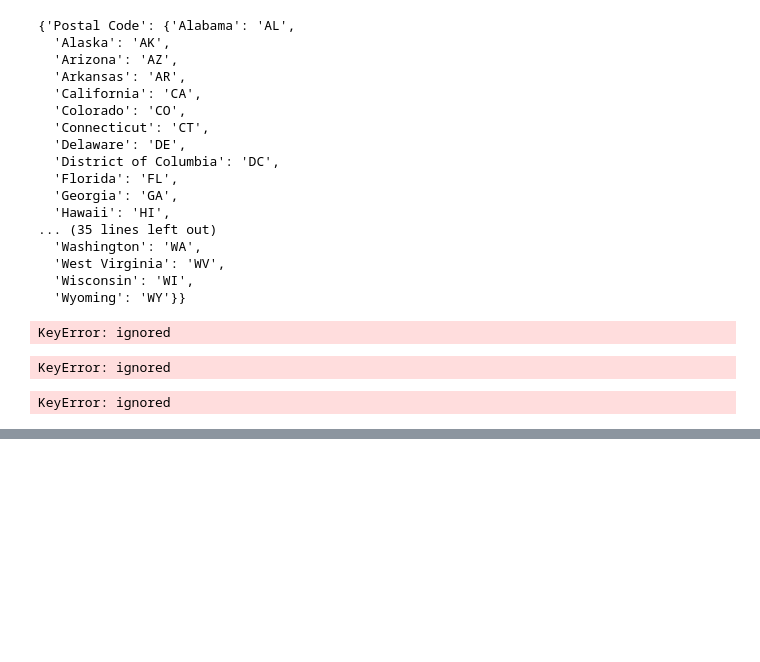
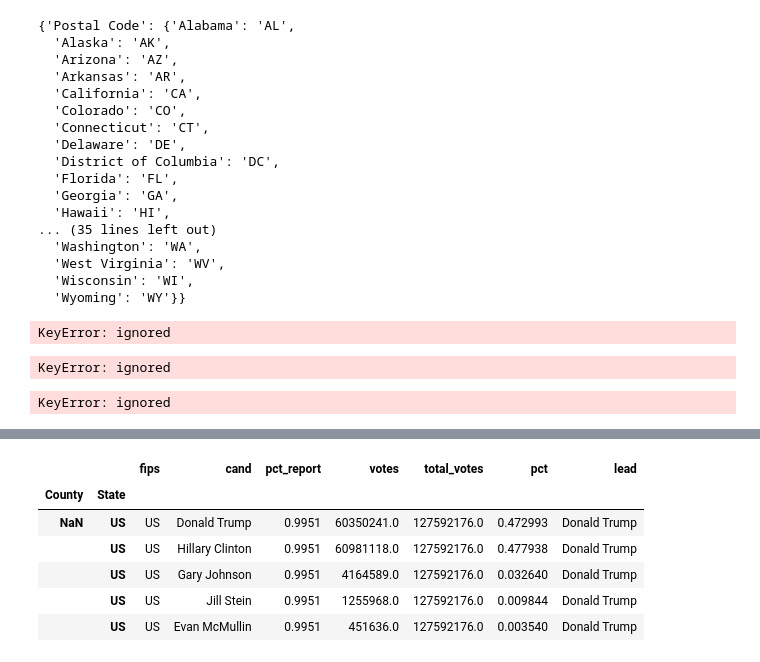
Before and after one commit to polly-culler/UM-Mcs, a Jupyter notebook: Data Analysis/dataAnalysis.ipynb, the cells around one changed output, grey strips where cells are left out. Drawn from its saved outputs; the diff is of its cells as text; code cells hidden in the pictures; blank space fills up the shorter version.

```diff
--- a/Data Analysis/dataAnalysis.ipynb
+++ b/Data Analysis/dataAnalysis.ipynb
@@ -383,0 +468,3 @@ KeyError: ignored
+# %%
+pres16 = pd.read_csv("/content/drive/MyDrive/ML/pres16results.csv")
+pres16.head()
@@ -383,0 +549,3 @@ KeyError: ignored
+# %%
+pres16.rename(columns={"county":"County","st":"State"},inplace = True)
+pres16.head()
@@ -383,0 +562,10 @@ KeyError: ignored
+# %%
+pres16.head()
+# %% [output]
+|  |  | fips | cand | pct_report | votes | total_votes | pct | lead |
+| County | State |  |  |  |  |  |  |  |
+| NaN | US | US | Donald Trump | 0.9951 | 60350241.0 | 127592176.0 | 0.472993 | Donald Trump |
+|  | US | US | Hillary Clinton | 0.9951 | 60981118.0 | 127592176.0 | 0.477938 | Donald Trump |
+|  | US | US | Gary Johnson | 0.9951 | 4164589.0 | 127592176.0 | 0.032640 | Donald Trump |
+|  | US | US | Jill Stein | 0.9951 | 1255968.0 | 127592176.0 | 0.009844 | Donald Trump |
+|  | US | US | Evan McMullin | 0.9951 | 451636.0 | 127592176.0 | 0.003540 | Donald Trump |
```
Also changed, not shown: parts of 32 cells of this notebook.
